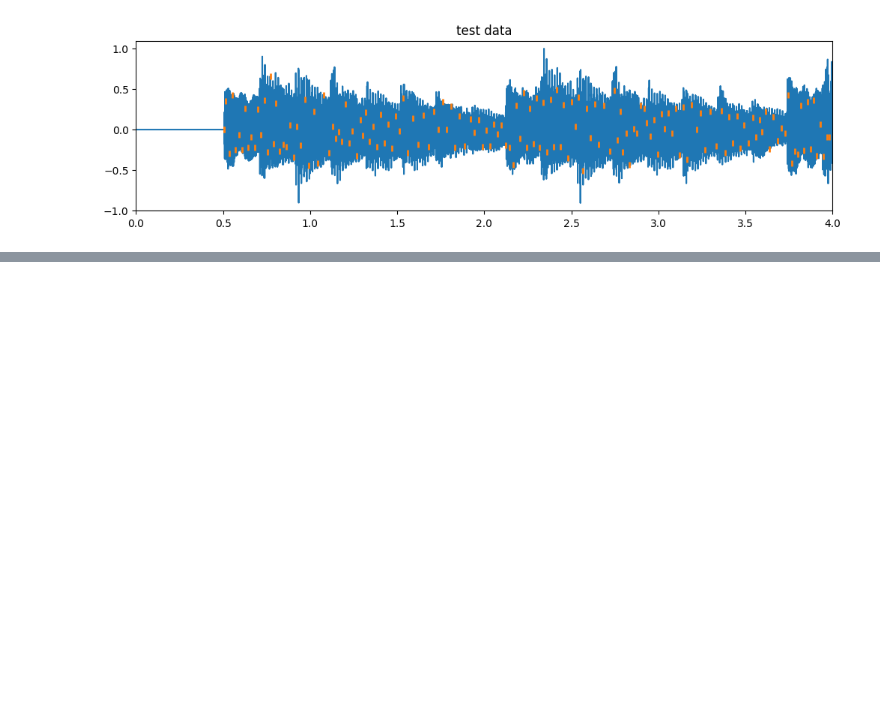
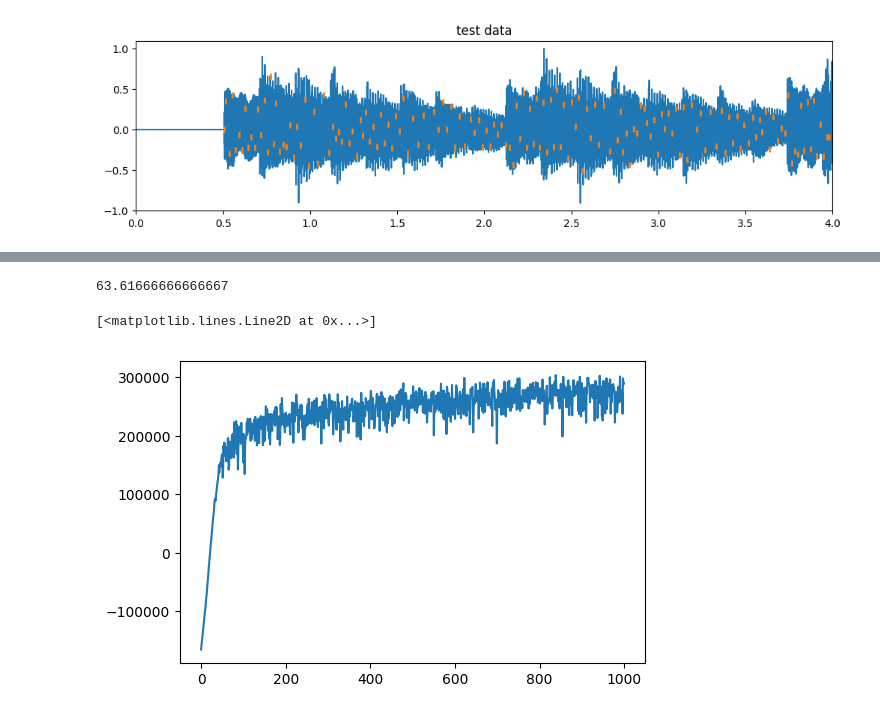
Before and after one commit to PabloAlvarado/gpitch, a Jupyter notebook: demos/notebooks/demo-thesis.ipynb, the cells around one changed output, grey strips where cells are left out. Saved outputs shown, nothing was run; the diff lists cells and outputs as text; code cells hidden in the pictures; blank space fills up the shorter version.

```diff
--- a/demos/notebooks/demo-thesis.ipynb
+++ b/demos/notebooks/demo-thesis.ipynb
@@ -51,3 +54,12 @@ m.optimize(maxiter=maxiter, learning_rate=0.005)
+# %%
+ 3817./60
+# %% [output]
+63.61666666666667
+# %%
+plt.plot(m.logger.array())
+# %% [output]
+[<matplotlib.lines.Line2D at 0x...>]
+[figure, added]
 # %%
 m.predict()
 # %%
```
Also changed, not shown: parts of 6 cells of this notebook, 4 other files.
